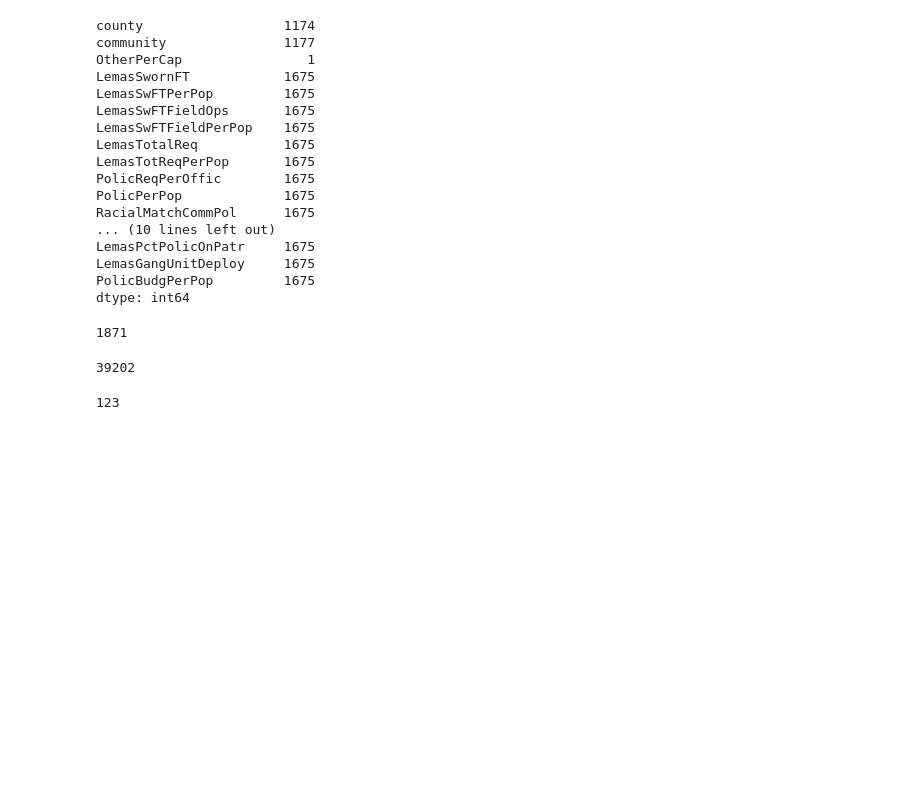
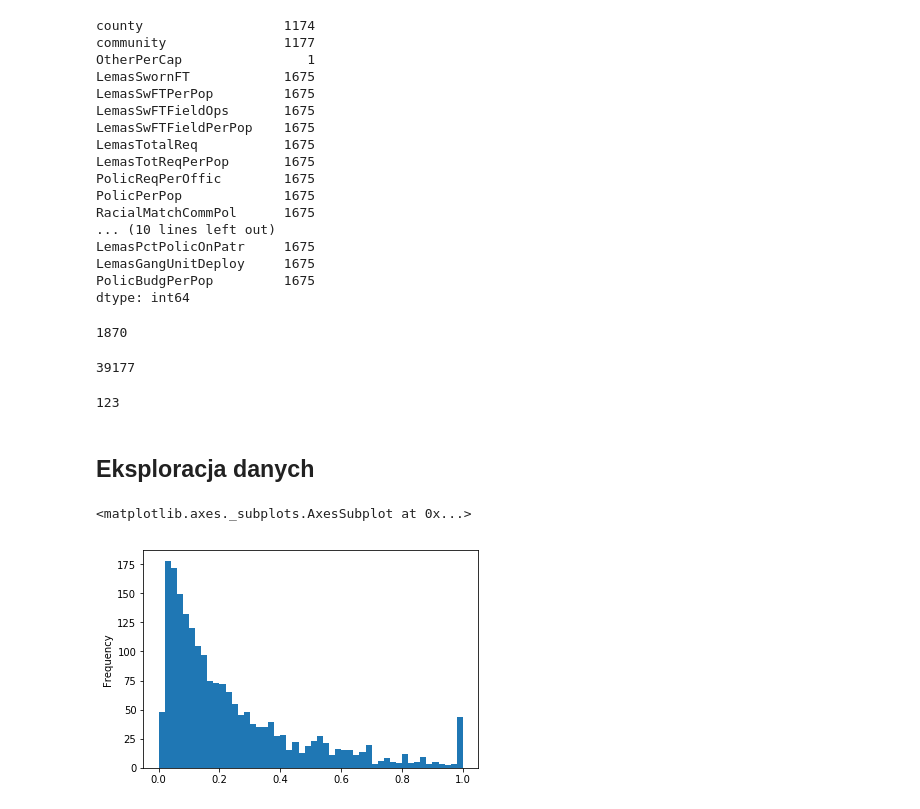
Before and after one commit to katdon/eksploracja-danych, a Jupyter notebook: communities/communities.ipynb, the cells around one changed output. Cells and saved outputs as stored; diff of their text form; code cells hidden in the pictures; blank space fills up the shorter version.

Commit message:
communities - init matplots

```diff
--- a/communities/communities.ipynb
+++ b/communities/communities.ipynb
@@ -123,3 +124,6 @@ LemasPctPolicOnPatr     1675
 LemasGangUnitDeploy     1675
 PolicBudgPerPop         1675
 dtype: int64
+# %%
+# zatem usuniemy jeden wiersz zawierający pustą wartość w kolumnie OtherPerCap
+df.dropna(subset=['OtherPerCap'], inplace=True)
@@ -126,9 +132,9 @@ dtype: int64
 # %%
 sum([True for idx,row in df.iterrows() if any(row.isnull())]) # zliczanie wierszy, które mają brakujące wartości
 # %% [output]
-1871
+1870
 # %%
 sum(df.isnull().values.ravel()) # liczenie komórek brakujących wartości
 # %% [output]
-39202
+39177
 # %%
@@ -136,4 +142,4 @@ len(df.dropna()) # liczba wierszy niezawierajacych nieznanych wartości
 # %% [output]
 123
 # %% [markdown]
-##
+## Eksploracja danych
@@ -139,0 +148,5 @@ len(df.dropna()) # liczba wierszy niezawierajacych nieznanych wartości
+# %%
+df.ViolentCrimesPerPop.plot(kind = 'hist', bins=50)
+# %% [output]
+<matplotlib.axes._subplots.AxesSubplot at 0x...>
+[figure, added]
```
Also changed, not shown: parts of 11 cells of this notebook.
